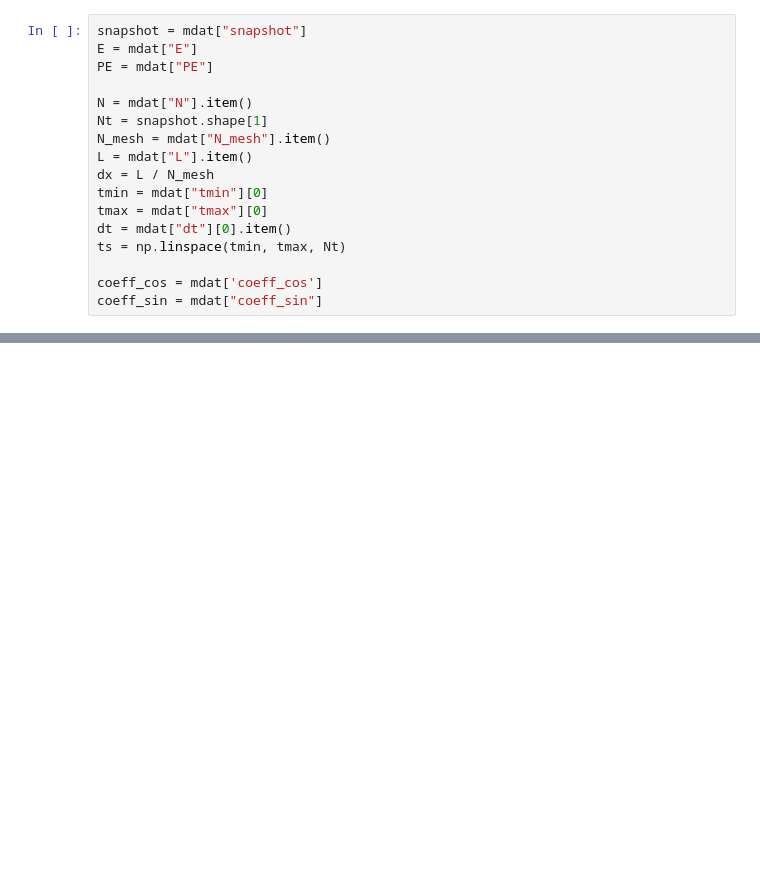
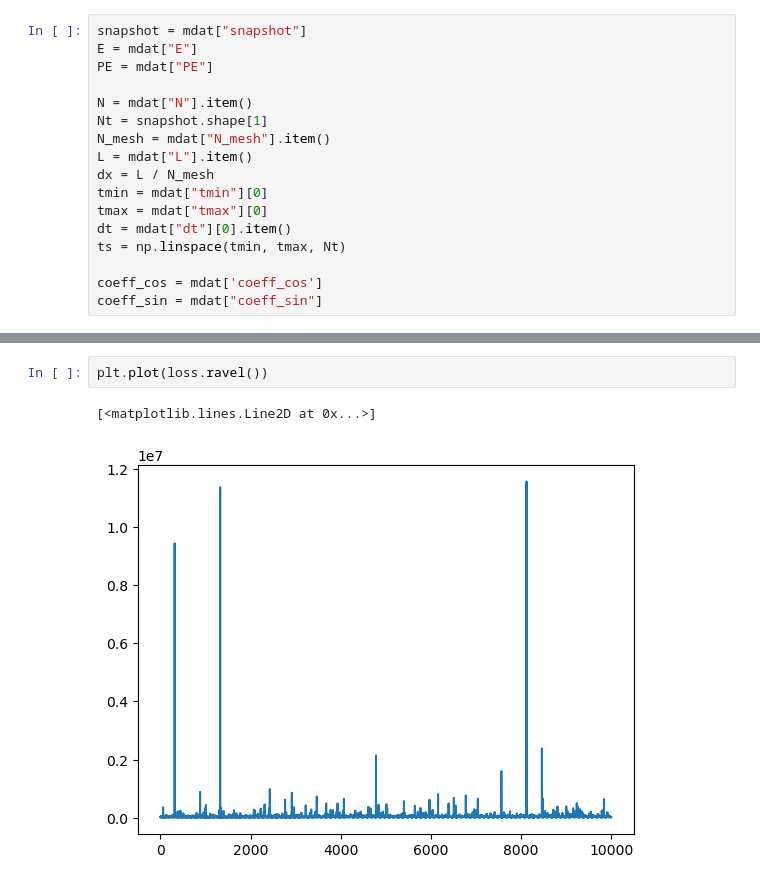
Before and after one commit to ZINZINBIN/Optimal-Control-1D-Electrostatic-Plasma, a Jupyter notebook: analysis/optimal_control_two_stream.ipynb, the cells around one changed output, grey strips where cells are left out. Cells and saved outputs as stored; diff of their text form; blank space fills up the shorter version.

```diff
--- a/analysis/optimal_control_two_stream.ipynb
+++ b/analysis/optimal_control_two_stream.ipynb
@@ -53,0 +67,5 @@ fig, ax = plot_E_k_spectrum(tmax, L, dx, N_mesh, snapshot, None, None)
+# %%
+plt.plot(loss.ravel())
+# %% [output]
+[<matplotlib.lines.Line2D at 0x...>]
+[figure, added]
```
Also changed, not shown: parts of 5 cells of this notebook, 4 other files.
